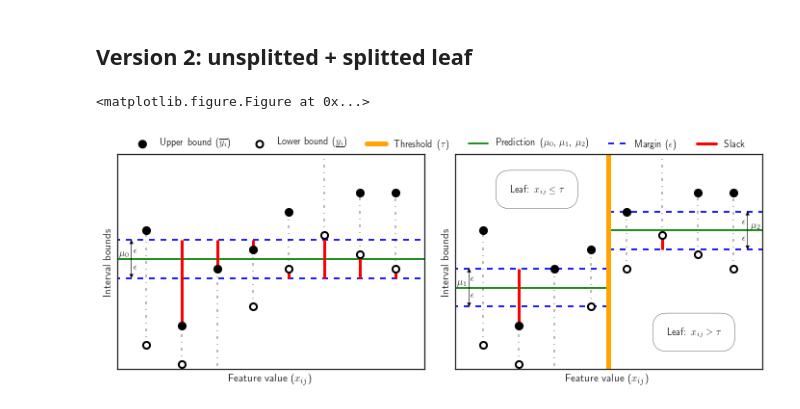
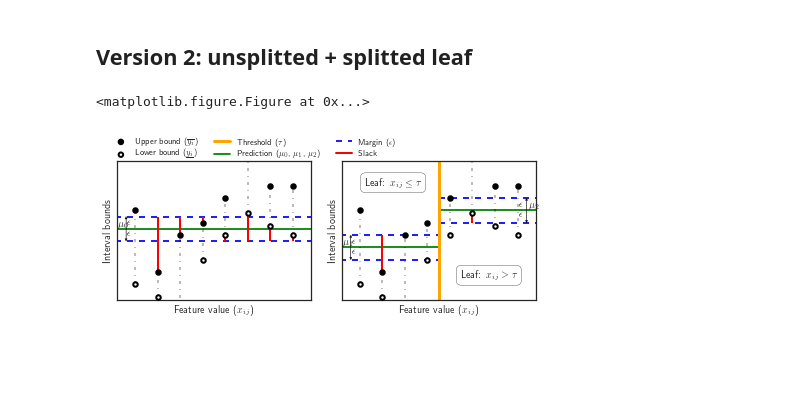
Before and after one commit to tdhock/mmit-paper, a Jupyter notebook: notebooks/intro_figures/figure_1_node_split_cost.ipynb, the cells around one changed output. Saved outputs shown, nothing was run; the diff lists cells and outputs as text; code cells hidden in the pictures; blank space fills up the shorter version.

```diff
--- a/notebooks/intro_figures/figure_1_node_split_cost.ipynb
+++ b/notebooks/intro_figures/figure_1_node_split_cost.ipynb
@@ -126,7 +126,7 @@ if __name__ == "__main__":
 # %% [markdown]
 ## Version 2: unsplitted + splitted leaf
 # %%
-%matplotlib inline
+#%matplotlib inline
 import matplotlib
 import matplotlib.pyplot as plt
 import numpy as np
@@ -140,14 +140,14 @@ rc('text', usetex=True)
 def plot_slack(x, y, mu, epsilon, is_lower, zorder, axis):
     slack_color = "red"
     if not is_lower and y < mu + epsilon:
-        axis.vlines(x, ymin=y, ymax=mu + epsilon, color=slack_color, linewidth=3, zorder=zorder, label="Slack")
+        axis.vlines(x, ymin=y, ymax=mu + epsilon, color=slack_color, linewidth=2, zorder=zorder, label="Slack")
     elif is_lower and y > mu - epsilon:
-        axis.vlines(x, ymin=y, ymax=mu - epsilon, color=slack_color, linewidth=3, zorder=zorder, label="Slack")
+        axis.vlines(x, ymin=y, ymax=mu - epsilon, color=slack_color, linewidth=2, zorder=zorder, label="Slack")
 
 
 def plot_bound(x, y, is_lower, zorder, axis):
-    lower_style = dict(s=50, facecolors='white', edgecolors='black', linewidth=2)
-    upper_style = dict(s=50, facecolors='black', edgecolors='black', linewidth=2)
+    lower_style = dict(s=20, facecolors='white', edgecolors='black', linewidth=2)
+    upper_style = dict(s=20, facecolors='black', edgecolors='black', linewidth=2)
     axis.scatter(x, y, zorder=zorder,
                 label=r"Lower bound ($\underline{y_i}$)" if is_lower else r"Upper bound ($\overline{y_i}$)",
                 **(lower_style if is_lower else upper_style))
@@ -166,13 +166,14 @@ def plot_leaf_intervals(leaf_x, leaf_y, mu, axis):
 
 def plot_separator(mu, epsilon, x_start, x_end, zorder, leaf_type, axis):
     margin_color = "blue"
+    margin_alpha=1.0
     separator_color = "green"
     padding = 0.5
     if leaf_type == "left":
         axis.hlines(y=mu, xmin=x_start - 5 * padding, xmax=x_end + padding, color=separator_color, linestyle="-", zorder=zorder, label=r"Prediction ($\mu_0$, $\mu_1$, $\mu_2$)")
         axis.text(x=x_start - padding * 1.5, y=mu + 0.1, s=r"$\mu_1$", zorder=zorder)
-        axis.hlines(y=mu - epsilon, xmin=x_start - 5 * padding, xmax=x_end + padding, color=margin_color, linestyle="--", zorder=zorder, label=r"Margin ($\epsilon$)")
-        axis.hlines(y=mu + epsilon, xmin=x_start - 5 * padding, xmax=x_end + padding, color=margin_color, linestyle="--", zorder=zorder)
+        axis.hlines(y=mu - epsilon, xmin=x_start - 5 * padding, xmax=x_end + padding, color=margin_color, alpha=margin_alpha, linestyle="--", zorder=zorder, label=r"Margin ($\epsilon$)")
+        axis.hlines(y=mu + epsilon, xmin=x_start - 5 * padding, xmax=x_end + padding, color=margin_color, alpha=margin_alpha, linestyle="--", zorder=zorder)
         axis.arrow(x_start - padding * 0.8, mu, 0, epsilon - 0.2, head_width=0.1, head_length=0.2, fc='k', ec='k', zorder=zorder)
         axis.arrow(x_start - padding * 0.8, mu, 0, -epsilon + 0.2, head_width=0.1, head_length=0.2, fc='k', ec='k', zorder=zorder)
         axis.text(x_start - padding * 0.7, mu + 0.35 * epsilon, s=r"$\epsilon$", zorder=zorder)
@@ -180,26 +181,26 @@ def plot_separator(mu, epsilon, x_start, x_end, zorder, leaf_type, axis):
     elif leaf_type == "right":
         axis.hlines(y=mu, xmin=x_start - padding, xmax=x_end + 5.0 * padding, color=separator_color, linestyle="-", zorder=zorder, label=r"Prediction ($\mu_0$, $\mu_1$, $\mu_2$)")
         axis.text(x=x_end + padding * 1.0, y=mu + 0.1, s=r"$\mu_2$", zorder=zorder)
-        axis.hlines(y=mu - epsilon, xmin=x_start - padding, xmax=x_end + 5.0 * padding, color=margin_color, linestyle="--", zorder=zorder, label=r"Margin ($\epsilon$)")
-        axis.hlines(y=mu + epsilon, xmin=x_start - padding, xmax=x_end + 5.0 * padding, color=margin_color, linestyle="--", zorder=zorder)
+        axis.hlines(y=mu - epsilon, xmin=x_start - padding, xmax=x_end + 5.0 * padding, color=margin_color, alpha=margin_alpha, linestyle="--", zorder=zorder, label=r"Margin ($\epsilon$)")
+        axis.hlines(y=mu + epsilon, xmin=x_start - padding, xmax=x_end + 5.0 * padding, color=margin_color, alpha=margin_alpha, linestyle="--", zorder=zorder)
         axis.arrow(x_end + padding * 0.8, mu, 0, epsilon - 0.2, head_width=0.1, head_length=0.2, fc='k', ec='k', zorder=zorder)
         axis.arrow(x_end + padding * 0.8, mu, 0, -epsilon + 0.2, head_width=0.1, head_length=0.2, fc='k', ec='k', zorder=zorder)
-        axis.text(x_end + padding * 0.5, mu + 0.35 * epsilon, s=r"$\epsilon$", zorder=zorder)
-        axis.text(x_end + padding * 0.5, mu - 0.5 * epsilon, s=r"$\epsilon$", zorder=zorder)
+        axis.text(x_end + padding * 0.1, mu + 0.35 * epsilon, s=r"$\epsilon$", zorder=zorder)
+        axis.text(x_end + padding * 0.1, mu - 0.5 * epsilon, s=r"$\epsilon$", zorder=zorder)
     else:
         axis.hlines(y=mu, xmin=x_start - 5 * padding, xmax=x_end + padding, color=separator_color, linestyle="-", zorder=zorder, label=r"Prediction ($\mu_0$, $\mu_1$, $\mu_2$)")
         axis.text(x=x_start - padding * 1.5, y=mu + 0.1, s=r"$\mu_0$", zorder=zorder)
-        axis.hlines(y=mu - epsilon, xmin=x_start - 5 * padding, xmax=x_end + padding, color=margin_color, linestyle="--", zorder=zorder, label=r"Margin ($\epsilon$)")
-        axis.hlines(y=mu + epsilon, xmin=x_start - 5 * padding, xmax=x_end + padding, color=margin_color, linestyle="--", zorder=zorder)
+        axis.hlines(y=mu - epsilon, xmin=x_start - 5 * padding, xmax=x_end + padding, color=margin_color, alpha=margin_alpha, linestyle="--", zorder=zorder, label=r"Margin ($\epsilon$)")
+        axis.hlines(y=mu + epsilon, xmin=x_start - 5 * padding, xmax=x_end + padding, color=margin_color, alpha=margin_alpha, linestyle="--", zorder=zorder)
         axis.arrow(x_start - padding * 0.8, mu, 0, epsilon - 0.2, head_width=0.1, head_length=0.2, fc='k', ec='k', zorder=zorder)
         axis.arrow(x_start - padding * 0.8, mu, 0, -epsilon + 0.2, head_width=0.1, head_length=0.2, fc='k', ec='k', zorder=zorder)
         axis.text(x_start - padding * 0.7, mu + 0.35 * epsilon, s=r"$\epsilon$", zorder=zorder)
         axis.text(x_start - padding * 0.7, mu - 0.5 * epsilon, s=r"$\epsilon$", zorder=zorder)
 
 def plot_split(threshold, zorder, axis):
-    axis.text(1.75, 5, r"Leaf: $x_{ij} \leq \tau$", bbox=dict(facecolor='white', edgecolor='black', boxstyle='round', pad=1.5))
-    axis.text(6.15, -2.5, r"Leaf: $x_{ij} > \tau$", bbox=dict(facecolor='white', edgecolor='black', boxstyle='round', pad=1.5))
-    axis.axvline(threshold, linewidth=5, color="orange", label=r"Threshold ($\tau$)", zorder=zorder)
+    axis.text(1.25, 5, r"Leaf: $x_{ij} \leq \tau$", bbox=dict(facecolor='white', edgecolor='black', boxstyle='round', pad=0.5))
+    axis.text(5.5, -2.5, r"Leaf: $x_{ij} > \tau$", bbox=dict(facecolor='white', edgecolor='black', boxstyle='round', pad=0.5))
+    axis.axvline(threshold, linewidth=3, color="orange", label=r"Threshold ($\tau$)", zorder=zorder)
 
 
 def make_legend():
@@ -208,11 +209,52 @@ def make_legend():
     filtered_legend = {l: h for h, l in zip(handles, labels)}
 
     legend_keys = [r"Upper bound ($\overline{y_i}$)", r"Lower bound ($\underline{y_i}$)", r"Threshold ($\tau$)", r"Prediction ($\mu_0$, $\mu_1$, $\mu_2$)", r"Margin ($\epsilon$)", r"Slack"]
-    plt.legend([filtered_legend[k] for k in legend_keys], legend_keys, ncol=6,
-               bbox_to_anchor=(0.89, 0.99), bbox_transform=plt.gcf().transFigure, prop=font_properties)
+    plt.legend([filtered_legend[k] for k in legend_keys], legend_keys, ncol=3,
+               bbox_to_anchor=(0.655, 1.07), bbox_transform=plt.gcf().transFigure, prop=font_properties)
 
 
 if __name__ == "__main__":
+
+    import os
+    import matplotlib as mpl
+    mpl.use('pgf')
+
+    def figsize(scale):
+        fig_width_pt = 397.48499                        # Get this from LaTeX using \the\textwidth
+        inches_per_pt = 1.0/72.27                       # Convert pt to inch
+        golden_mean = (np.sqrt(5.0)-1.0)/2.0            # Aesthetic ratio (you could change this)
+        fig_width = fig_width_pt*inches_per_pt*scale    # width in inches
+        fig_height = fig_width*golden_mean              # height in inches
+        fig_size = [fig_width,fig_height]
+        return fig_size
+
+    pgf_with_latex = {                      # setup matplotlib to use latex for output
+        "pgf.texsystem": "pdflatex",        # change this if using xetex or lautex
+        "text.usetex": True,                # use LaTeX to write all text
+        "font.family": "serif",
+        "font.serif": [],                   # blank entries should cause plots to inherit fonts from the document
+        "font.sans-serif": [],
+        "font.monospace": [],
+        "axes.labelsize": 10,               # LaTeX default is 10pt font.
+        "text.fontsize": 10,
+        "legend.fontsize": 8,               # Make the legend/label fonts a little smaller
+        "xtick.labelsize": 8,
+        "ytick.labelsize": 8,
+        "figure.figsize": figsize(0.9),     # default fig size of 0.9 textwidth
+        "pgf.preamble": [
+            r"\usepackage[utf8x]{inputenc}",    # use utf8 fonts becasue your computer can handle it :)
+            r"\usepackage[T1]{fontenc}",        # plots will be generated using this preamble
+            ]
+        }
+    mpl.rcParams.update(pgf_with_latex)
+
+
+
+
+
+
+
+
     plt.clf()
 
     # Figure data
@@ -231,7 +273,7 @@ if __name__ == "__main__":
               "split": 1}  # Order of parts on the z axis
     sns.set_style("white")
     fig, (ax1, ax2) = plt.subplots(nrows=1, ncols=2)
-    fig.set_size_inches(12, 4)
+    fig.set_size_inches(7.5, 2.5) # Assume a margin of 1 inch on each side
     ax1.set_xlim([0.2, 8.8])
     ax1.set_ylim(-4.3, 7)
     ax1.set_xlabel(r"Feature value ($x_{ij}$)")
@@ -239,33 +281,34 @@ if __name__ == "__main__":
     plt.setp(ax1.get_xticklabels(), visible=False)
     plt.setp(ax1.get_yticklabels(), visible=False)
     ax2.set_xlim([0.2, 8.8])
     ax2.set_ylim(-4.3, 7)
     ax2.set_xlabel(r"Feature value ($x_{ij}$)")
     ax2.set_ylabel(r"Interval bounds")
     plt.setp(ax2.get_xticklabels(), visible=False)
     plt.setp(ax2.get_yticklabels(), visible=False)
-    plt.subplots_adjust(wspace=0.1)
+    plt.subplots_adjust(wspace=0.16)
 
     # Plot before split
     # ------------------
     plot_separator(mu_0, epsilon, 1, 9, zorder["separator"], "full", axis=ax1)
     plot_leaf_intervals(x, y, mu_0, axis=ax1)
 
     # Plot after split
     # -----------------
     # Plot separator and margin
     plot_separator(mu_1, epsilon, 1, 4, zorder["separator"], "left", axis=ax2)
     plot_separator(mu_2, epsilon, 5, 8, zorder["separator"], "right", axis=ax2)
     plot_split(split_threshold, zorder["split"], axis=ax2)
     # Plot leaf intervals
     plot_leaf_intervals(x[:4], y[:4], mu_1, axis=ax2)
     plot_leaf_intervals(x[4:], y[4:], mu_2, axis=ax2)
 
     # Plot the legend
     make_legend()
 
     # Save to file
-    plt.savefig("split_leaf_cost.pdf", bbox_inches="tight")
+    plt.savefig('split_leaf_cost.pgf', bbox_inches="tight")
+    os.system("mv split_leaf_cost.pgf split_leaf_cost.tex")
 # %% [output]
 <matplotlib.figure.Figure at 0x...>
-[figure, old version]
+[figure, new version]
```
Also changed, not shown: parts of 1 cell of this notebook.
